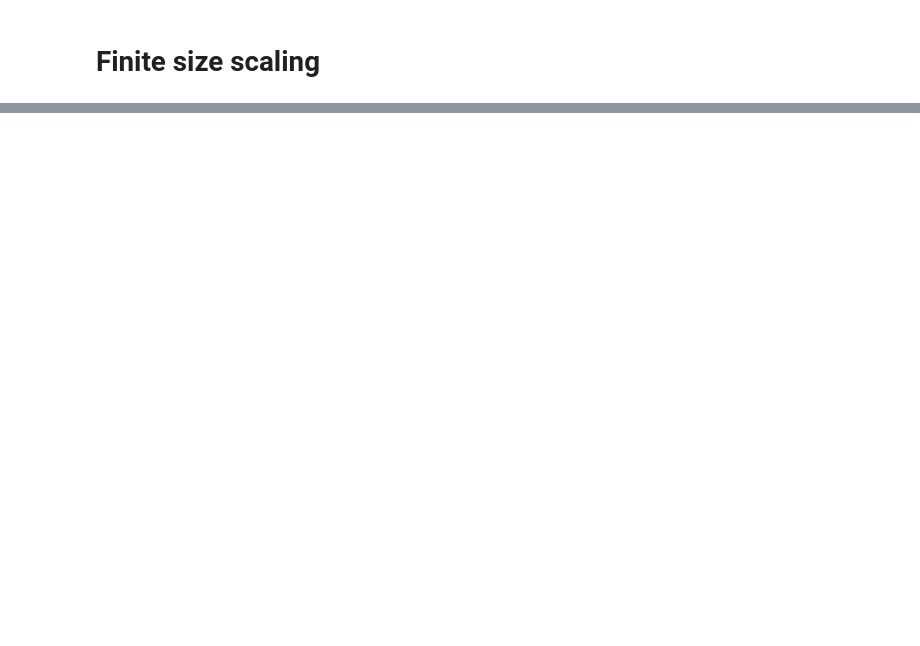
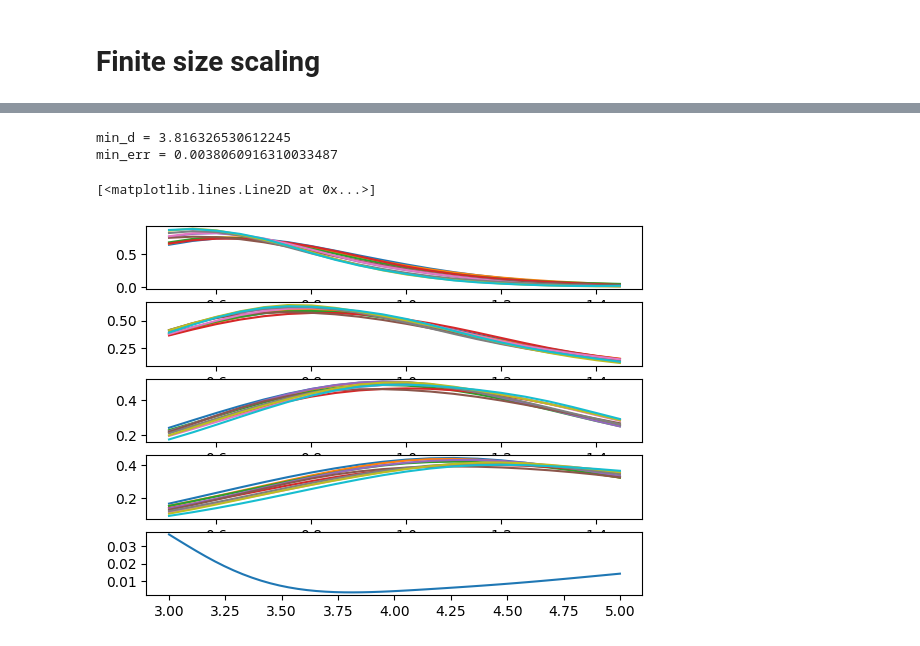
Before and after one commit to MattiaVarrone/EucliFer, a Jupyter notebook: 2D_QG/Examples.ipynb, the cells around one changed output, grey strips where cells are left out. Cells and saved outputs as stored; diff of their text form; code cells hidden in the pictures; blank space fills up the shorter version.

```diff
--- a/2D_QG/Examples.ipynb
+++ b/2D_QG/Examples.ipynb
@@ -160,29 +176,48 @@ print(f'{a = }'+'+/-'+ f'{a_err = }')
 # %%
 # CHECK ACCEPTANCE RATE OF ISING MOVES.
+# RESCALE SPLINES SO THAT THEY HAVE SAME SIZE
 
 
-ds = np.linspace(3, 5, 50)
-x_range = np.arange(0.3, 3, 0.1)
+steps = 50
+n_plots = 4
+fig, ax = plt.subplots(n_plots+1)
+
+s = slice(0, None)
+prof = np.load('profiles_beta_1.npz')['full_prof'][s]
+
+ds = np.linspace(3, 5, steps)
+x_range = np.arange(0.5, 1.5, 0.05)
 errors = []
 min_err = np.inf
 min_d = 0
-for d in ds:
+for i, d in enumerate(ds):
     splines = []
     xs, ys = scale_profile(prof, sizes, 1/d)
     ys = ys[..., 0]
     for x, y in zip(xs, ys):
         cs = CubicSpline(x, y)
         splines.append(cs(x_range))
+
+        interval = int(np.ceil(steps/n_plots))
+        if i%interval==0:
+            ax[i//interval].plot(x_range, cs(x_range))
+
     splines = np.array(splines)
     err_spline = np.sum(np.var(splines, axis=0))
     if err_spline < min_err:
         min_err = err_spline
         min_d = d
     errors.append(err_spline)
 
+
 print(f'{min_d = }')
 print(f'{min_err = }')
-plt.plot(ds, errors)
+ax[-1].plot(ds, errors)
+# %% [output]
+min_d = 3.816326530612245
+min_err = 0.0038060916310033487
+[<matplotlib.lines.Line2D at 0x...>]
+[figure, added]
 # %%
 xs, ys = scale_profile(prof, sizes, 1/4)
 print(xs)
```
Also changed, not shown: parts of 8 cells of this notebook, 5 other files.
